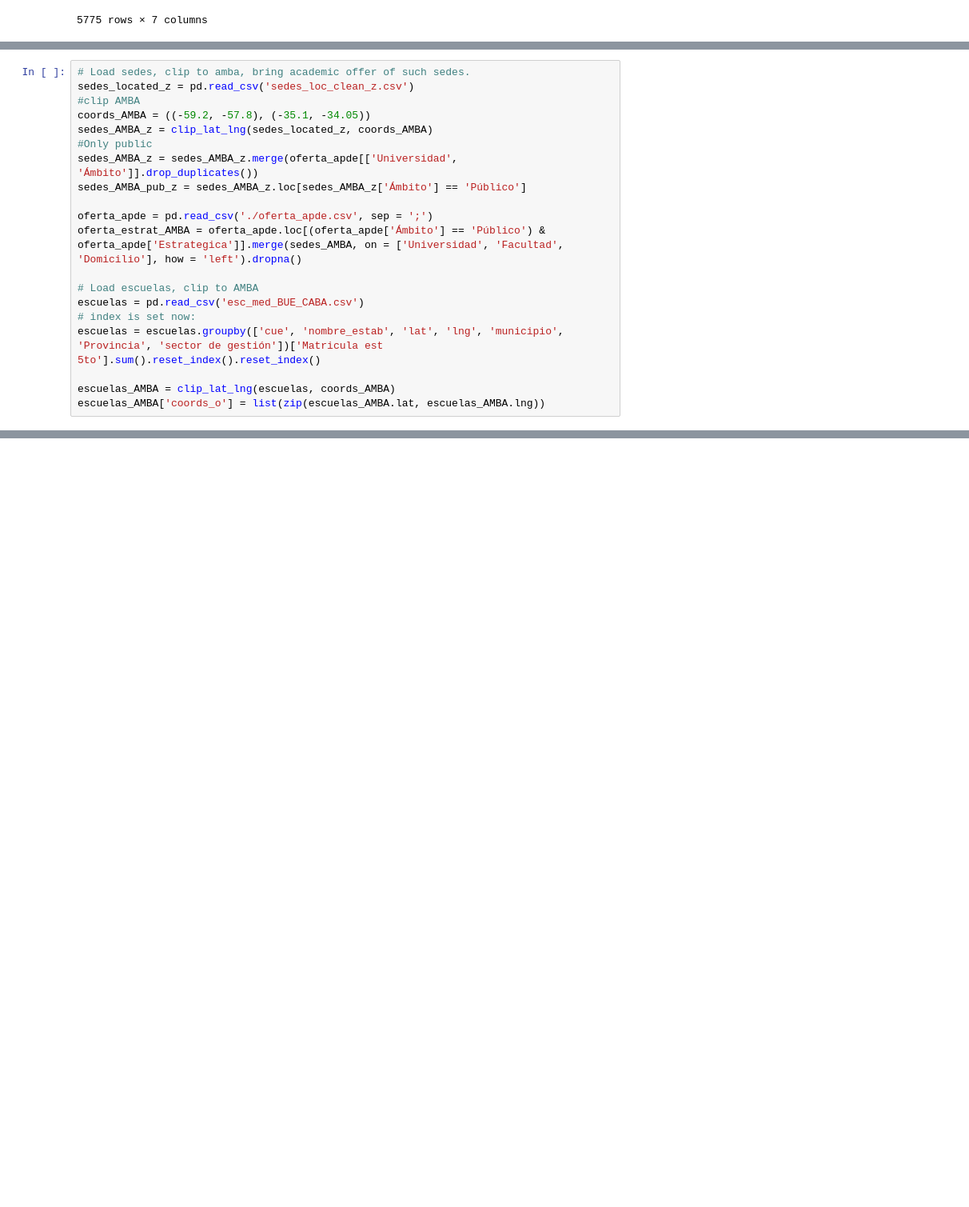
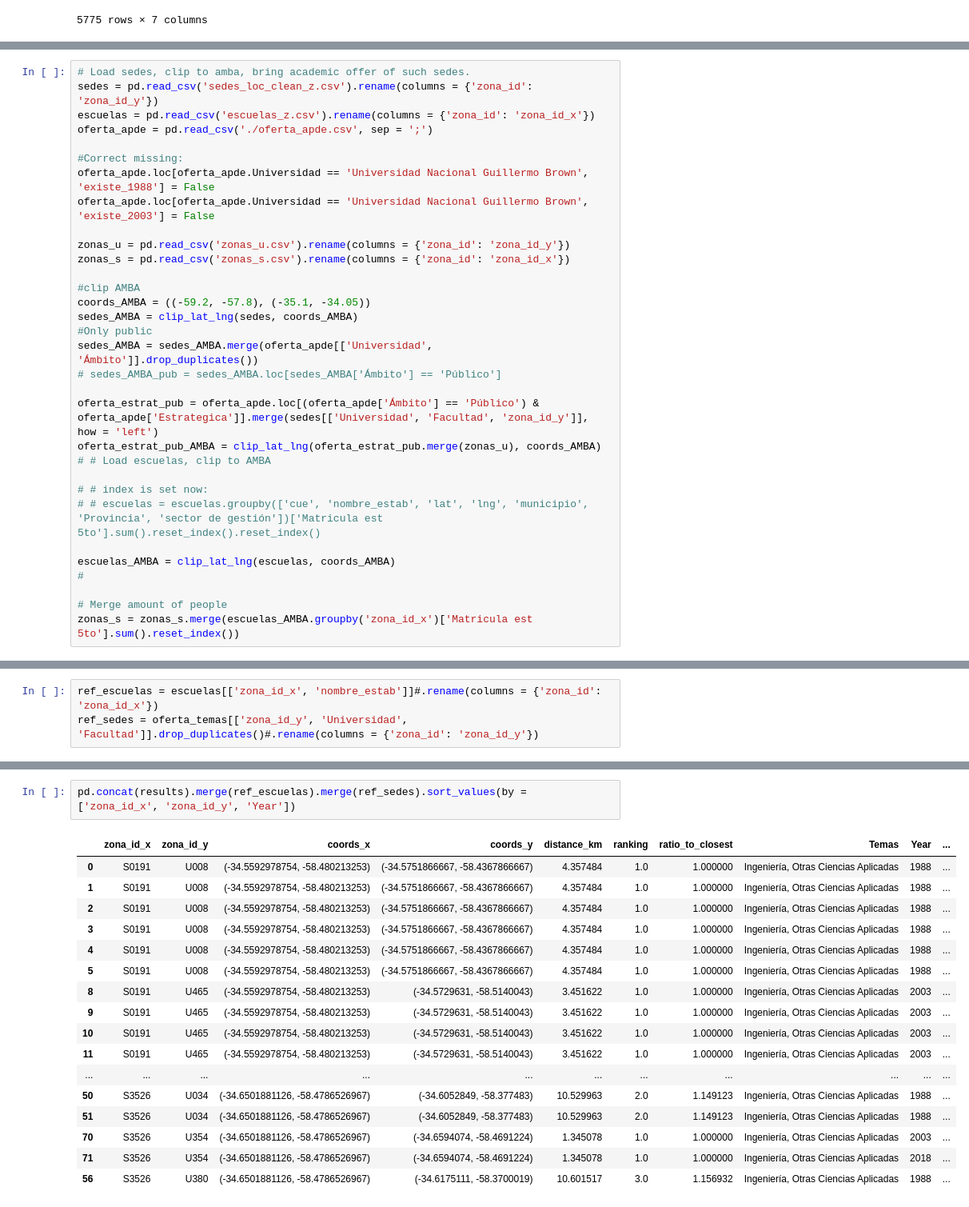
Before and after one commit to matuteiglesias/datosARG_Educacion, a Jupyter notebook: Routing.ipynb, the cells around one changed output, grey strips where cells are left out. Shown at 80% size. Cells and saved outputs as stored; diff of their text form; blank space fills up the shorter version.

```diff
--- a/Routing.ipynb
+++ b/Routing.ipynb
@@ -34,20 +40,32 @@ def clip_lat_lng(df, coords):
 # %%
 # Load sedes, clip to amba, bring academic offer of such sedes.
-sedes_located_z = pd.read_csv('sedes_loc_clean_z.csv')
+sedes = pd.read_csv('sedes_loc_clean_z.csv').rename(columns = {'zona_id': 'zona_id_y'})
+escuelas = pd.read_csv('escuelas_z.csv').rename(columns = {'zona_id': 'zona_id_x'})
+oferta_apde = pd.read_csv('./oferta_apde.csv', sep = ';')
+
+#Correct missing:
+oferta_apde.loc[oferta_apde.Universidad == 'Universidad Nacional Guillermo Brown', 'existe_1988'] = False
+oferta_apde.loc[oferta_apde.Universidad == 'Universidad Nacional Guillermo Brown', 'existe_2003'] = False
+
+zonas_u = pd.read_csv('zonas_u.csv').rename(columns = {'zona_id': 'zona_id_y'})
+zonas_s = pd.read_csv('zonas_s.csv').rename(columns = {'zona_id': 'zona_id_x'})
+
 #clip AMBA
 coords_AMBA = ((-59.2, -57.8), (-35.1, -34.05))
-sedes_AMBA_z = clip_lat_lng(sedes_located_z, coords_AMBA)
+sedes_AMBA = clip_lat_lng(sedes, coords_AMBA)
 #Only public
-sedes_AMBA_z = sedes_AMBA_z.merge(oferta_apde[['Universidad', 'Ámbito']].drop_duplicates())
-sedes_AMBA_pub_z = sedes_AMBA_z.loc[sedes_AMBA_z['Ámbito'] == 'Público']
+sedes_AMBA = sedes_AMBA.merge(oferta_apde[['Universidad', 'Ámbito']].drop_duplicates())
+# sedes_AMBA_pub = sedes_AMBA.loc[sedes_AMBA['Ámbito'] == 'Público']
 
-oferta_apde = pd.read_csv('./oferta_apde.csv', sep = ';')
-oferta_estrat_AMBA = oferta_apde.loc[(oferta_apde['Ámbito'] == 'Público') & oferta_apde['Estrategica']].merge(sedes_AMBA, on = ['Universidad', 'Facultad', 'Domicilio'], how = 'left').dropna()
+oferta_estrat_pub = oferta_apde.loc[(oferta_apde['Ámbito'] == 'Público') & oferta_apde['Estrategica']].merge(sedes[['Universidad', 'Facultad', 'zona_id_y']], how = 'left')
+oferta_estrat_pub_AMBA = clip_lat_lng(oferta_estrat_pub.merge(zonas_u), coords_AMBA)
+# # Load escuelas, clip to AMBA
 
-# Load escuelas, clip to AMBA
-escuelas = pd.read_csv('esc_med_BUE_CABA.csv')
-# index is set now:
-escuelas = escuelas.groupby(['cue', 'nombre_estab', 'lat', 'lng', 'municipio', 'Provincia', 'sector de gestión'])['Matricula est 5to'].sum().reset_index().reset_index()
+# # index is set now:
+# # escuelas = escuelas.groupby(['cue', 'nombre_estab', 'lat', 'lng', 'municipio', 'Provincia', 'sector de gestión'])['Matricula est 5to'].sum().reset_index().reset_index()
 
 escuelas_AMBA = clip_lat_lng(escuelas, coords_AMBA)
-escuelas_AMBA['coords_o'] = list(zip(escuelas_AMBA.lat, escuelas_AMBA.lng))
+#
+
+# Merge amount of people
+zonas_s = zonas_s.merge(escuelas_AMBA.groupby('zona_id_x')['Matricula est 5to'].sum().reset_index())
@@ -85,0 +119,3 @@ rank_mat = distances.unstack(0)['ranking'].T
+# %%
+ref_escuelas = escuelas[['zona_id_x', 'nombre_estab']]#.rename(columns = {'zona_id': 'zona_id_x'})
+ref_sedes = oferta_temas[['zona_id_y', 'Universidad', 'Facultad']].drop_duplicates()#.rename(columns = {'zona_id': 'zona_id_y'})
@@ -85,0 +177,20 @@ rank_mat = distances.unstack(0)['ranking'].T
+# %%
+pd.concat(results).merge(ref_escuelas).merge(ref_sedes).sort_values(by = ['zona_id_x', 'zona_id_y', 'Year'])
+# %% [output]
+|  | zona_id_x | zona_id_y | coords_x | coords_y | distance_km | ranking | ratio_to_closest | Temas | Year | ... |
+| 0 | S0191 | U008 | (-34.5592978754, -58.480213253) | (-34.5751866667, -58.4367866667) | 4.357484 | 1.0 | 1.000000 | Ingeniería, Otras Ciencias Aplicadas | 1988 | ... |
+| 1 | S0191 | U008 | (-34.5592978754, -58.480213253) | (-34.5751866667, -58.4367866667) | 4.357484 | 1.0 | 1.000000 | Ingeniería, Otras Ciencias Aplicadas | 1988 | ... |
+| 2 | S0191 | U008 | (-34.5592978754, -58.480213253) | (-34.5751866667, -58.4367866667) | 4.357484 | 1.0 | 1.000000 | Ingeniería, Otras Ciencias Aplicadas | 1988 | ... |
+| 3 | S0191 | U008 | (-34.5592978754, -58.480213253) | (-34.5751866667, -58.4367866667) | 4.357484 | 1.0 | 1.000000 | Ingeniería, Otras Ciencias Aplicadas | 1988 | ... |
+| 4 | S0191 | U008 | (-34.5592978754, -58.480213253) | (-34.5751866667, -58.4367866667) | 4.357484 | 1.0 | 1.000000 | Ingeniería, Otras Ciencias Aplicadas | 1988 | ... |
+| 5 | S0191 | U008 | (-34.5592978754, -58.480213253) | (-34.5751866667, -58.4367866667) | 4.357484 | 1.0 | 1.000000 | Ingeniería, Otras Ciencias Aplicadas | 1988 | ... |
+| 8 | S0191 | U465 | (-34.5592978754, -58.480213253) | (-34.5729631, -58.5140043) | 3.451622 | 1.0 | 1.000000 | Ingeniería, Otras Ciencias Aplicadas | 2003 | ... |
+| 9 | S0191 | U465 | (-34.5592978754, -58.480213253) | (-34.5729631, -58.5140043) | 3.451622 | 1.0 | 1.000000 | Ingeniería, Otras Ciencias Aplicadas | 2003 | ... |
+| 10 | S0191 | U465 | (-34.5592978754, -58.480213253) | (-34.5729631, -58.5140043) | 3.451622 | 1.0 | 1.000000 | Ingeniería, Otras Ciencias Aplicadas | 2003 | ... |
+| 11 | S0191 | U465 | (-34.5592978754, -58.480213253) | (-34.5729631, -58.5140043) | 3.451622 | 1.0 | 1.000000 | Ingeniería, Otras Ciencias Aplicadas | 2003 | ... |
+| ... | ... | ... | ... | ... | ... | ... | ... | ... | ... | ... |
+| 50 | S3526 | U034 | (-34.6501881126, -58.4786526967) | (-34.6052849, -58.377483) | 10.529963 | 2.0 | 1.149123 | Ingeniería, Otras Ciencias Aplicadas | 1988 | ... |
+| 51 | S3526 | U034 | (-34.6501881126, -58.4786526967) | (-34.6052849, -58.377483) | 10.529963 | 2.0 | 1.149123 | Ingeniería, Otras Ciencias Aplicadas | 1988 | ... |
+| 70 | S3526 | U354 | (-34.6501881126, -58.4786526967) | (-34.6594074, -58.4691224) | 1.345078 | 1.0 | 1.000000 | Ingeniería, Otras Ciencias Aplicadas | 2003 | ... |
+| 71 | S3526 | U354 | (-34.6501881126, -58.4786526967) | (-34.6594074, -58.4691224) | 1.345078 | 1.0 | 1.000000 | Ingeniería, Otras Ciencias Aplicadas | 2018 | ... |
+| 56 | S3526 | U380 | (-34.6501881126, -58.4786526967) | (-34.6175111, -58.3700019) | 10.601517 | 3.0 | 1.156932 | Ingeniería, Otras Ciencias Aplicadas | 1988 | ... |
```
Also changed, not shown: parts of 14 cells of this notebook, 21 other files.
